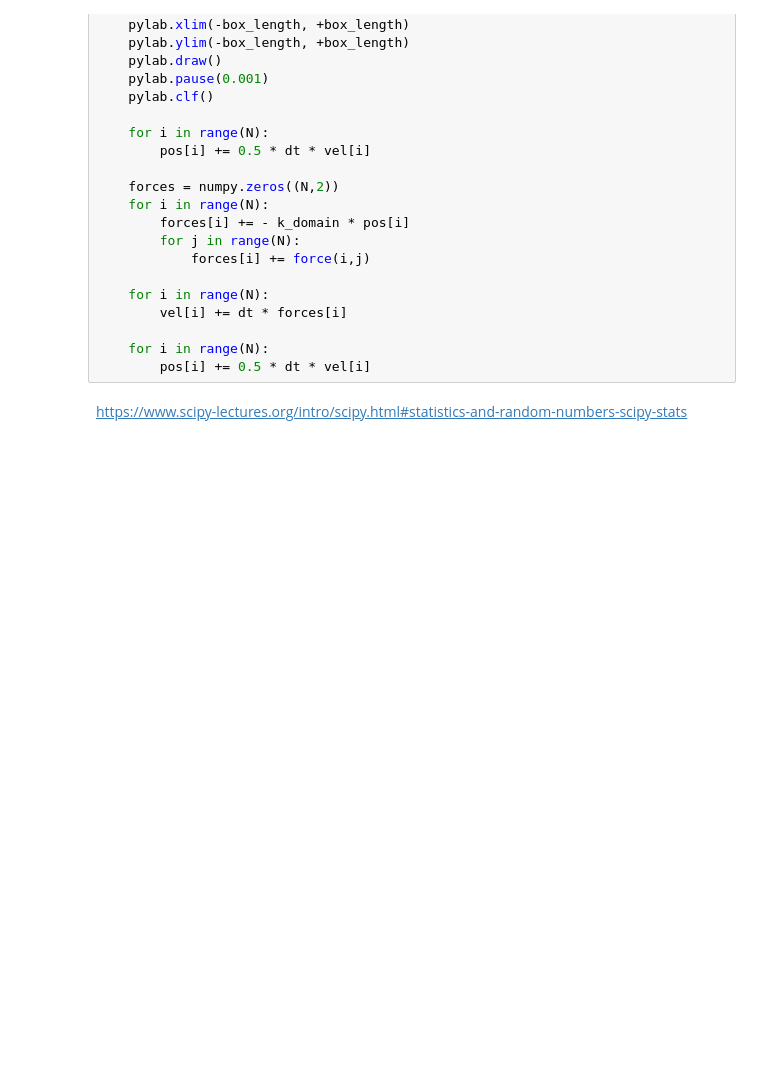
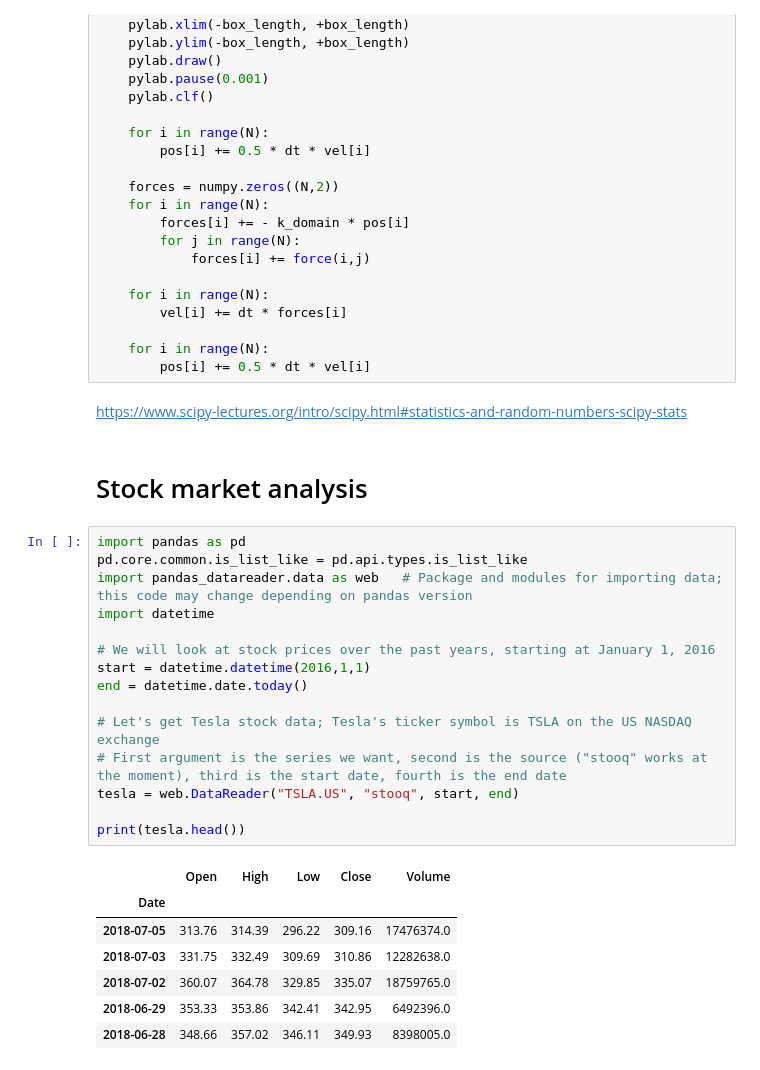
Before and after one commit to toastedcrumpets/CCP5_Python_examples, a Jupyter notebook: Appendix-A-Snippets.ipynb, the cells around one changed output. Drawn from its saved outputs; the diff is of its cells as text; blank space fills up the shorter version.

```diff
--- a/Appendix-A-Snippets.ipynb
+++ b/Appendix-A-Snippets.ipynb
@@ -172,3 +172,28 @@ while True:
         pos[i] += 0.5 * dt * vel[i]
 # %% [markdown]
 https://www.scipy-lectures.org/intro/scipy.html#statistics-and-random-numbers-scipy-stats
+# %% [markdown]
+# Stock market analysis
+# %%
+import pandas as pd
+pd.core.common.is_list_like = pd.api.types.is_list_like
+import pandas_datareader.data as web   # Package and modules for importing data; this code may change depending on pandas version
+import datetime
+
+# We will look at stock prices over the past years, starting at January 1, 2016
+start = datetime.datetime(2016,1,1)
+end = datetime.date.today()
+
+# Let's get Tesla stock data; Tesla's ticker symbol is TSLA on the US NASDAQ exchange
+# First argument is the series we want, second is the source ("stooq" works at the moment), third is the start date, fourth is the end date
+tesla = web.DataReader("TSLA.US", "stooq", start, end)
+
+print(tesla.head())
+# %% [output]
+|  | Open | High | Low | Close | Volume |
+| Date |  |  |  |  |  |
+| 2018-07-05 | 313.76 | 314.39 | 296.22 | 309.16 | 17476374.0 |
+| 2018-07-03 | 331.75 | 332.49 | 309.69 | 310.86 | 12282638.0 |
+| 2018-07-02 | 360.07 | 364.78 | 329.85 | 335.07 | 18759765.0 |
+| 2018-06-29 | 353.33 | 353.86 | 342.41 | 342.95 | 6492396.0 |
+| 2018-06-28 | 348.66 | 357.02 | 346.11 | 349.93 | 8398005.0 |
```
Also changed, not shown: parts of 1 cell of this notebook, 1 other file.
